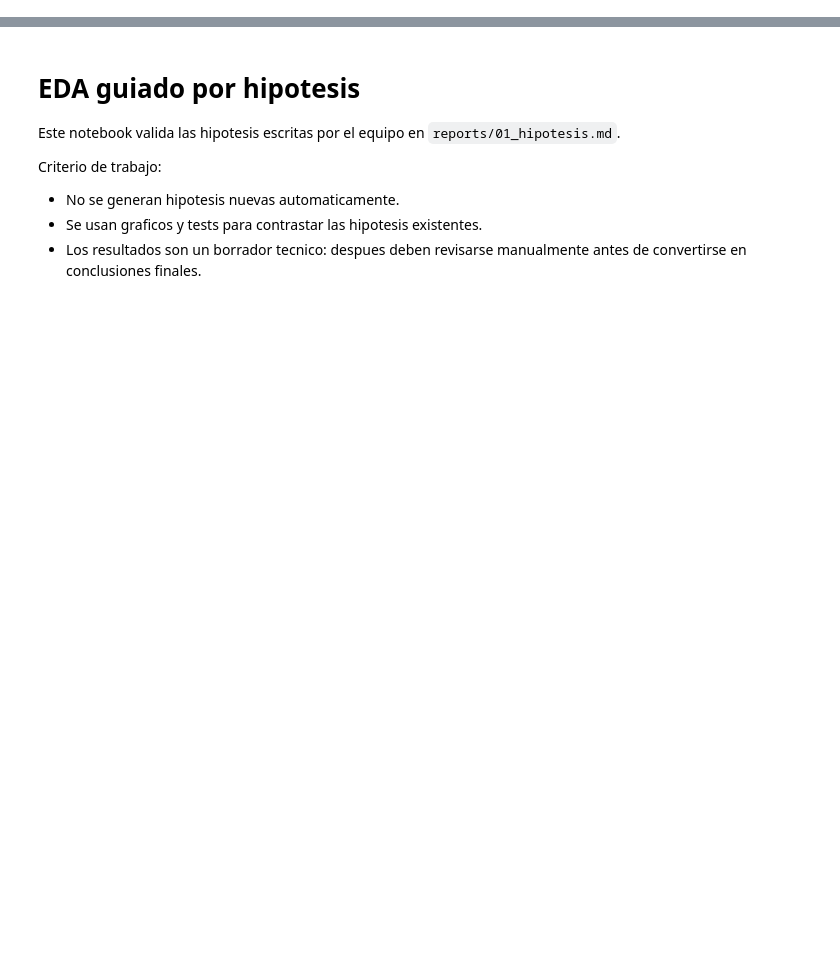
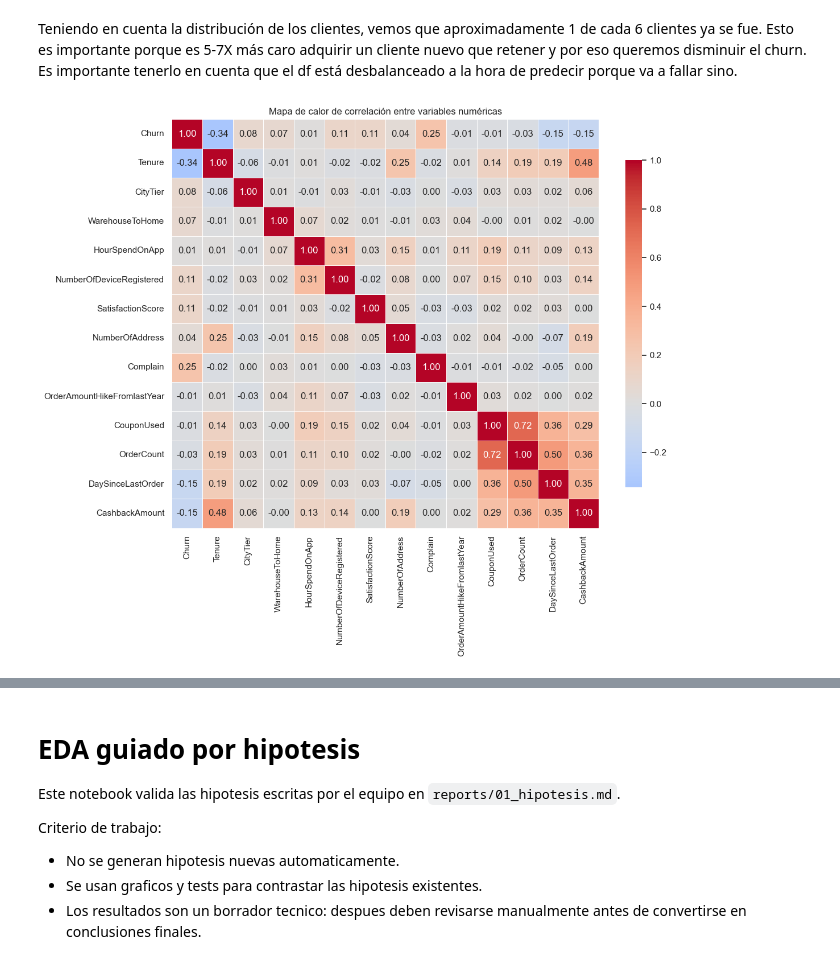
Before and after one commit to LBinello2004/TP3_Prediccion_Churn_IAAN_Grupo_04, a Jupyter notebook: notebooks/2. EDA guiado por hipotesis.ipynb, the cells around one changed output, grey strips where cells are left out. Cells and saved outputs as stored; diff of their text form; code cells hidden in the pictures; blank space fills up the shorter version.

```diff
--- a/notebooks/2. EDA guiado por hipotesis.ipynb
+++ b/notebooks/2. EDA guiado por hipotesis.ipynb
@@ -0,0 +121,28 @@
+# %% [markdown]
+Teniendo en cuenta la distribución de los clientes, vemos que aproximadamente 1 de cada 6 clientes ya se fue. Esto es importante porque es 5-7X más caro adquirir un cliente nuevo que retener y por eso queremos disminuir el churn. Es importante tenerlo en cuenta que el df está desbalanceado a la hora de predecir porque va a fallar sino.
+# %%
+df_corr = df.drop(columns=["CustomerID"], errors="ignore")
+
+numeric_cols = df_corr.select_dtypes(include="number").columns
+corr_matrix = df_corr[numeric_cols].corr()
+
+fig, ax = plt.subplots(figsize=(12, 10))
+
+sns.heatmap(
+    corr_matrix,
+    annot=True,
+    fmt=".2f",
+    cmap="coolwarm",
+    center=0,
+    linewidths=0.5,
+    cbar_kws={"shrink": 0.8},
+    ax=ax
+)
+
+ax.set_title("Mapa de calor de correlación entre variables numéricas")
+
+fig.tight_layout()
+fig.savefig(OUTPUT_DIR / "correlation_heatmap.png", dpi=150, bbox_inches="tight")
+plt.show()
+# %% [output]
+[figure, added]
```
Also changed, not shown: parts of 19 cells of this notebook, 36 other files.
